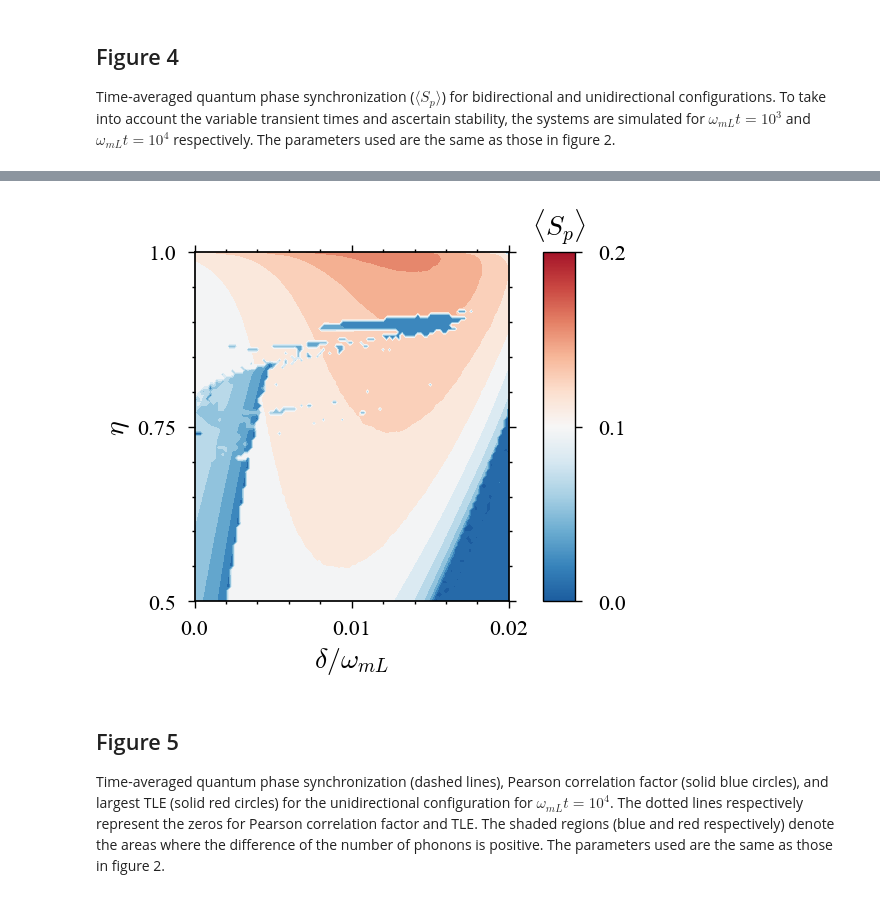
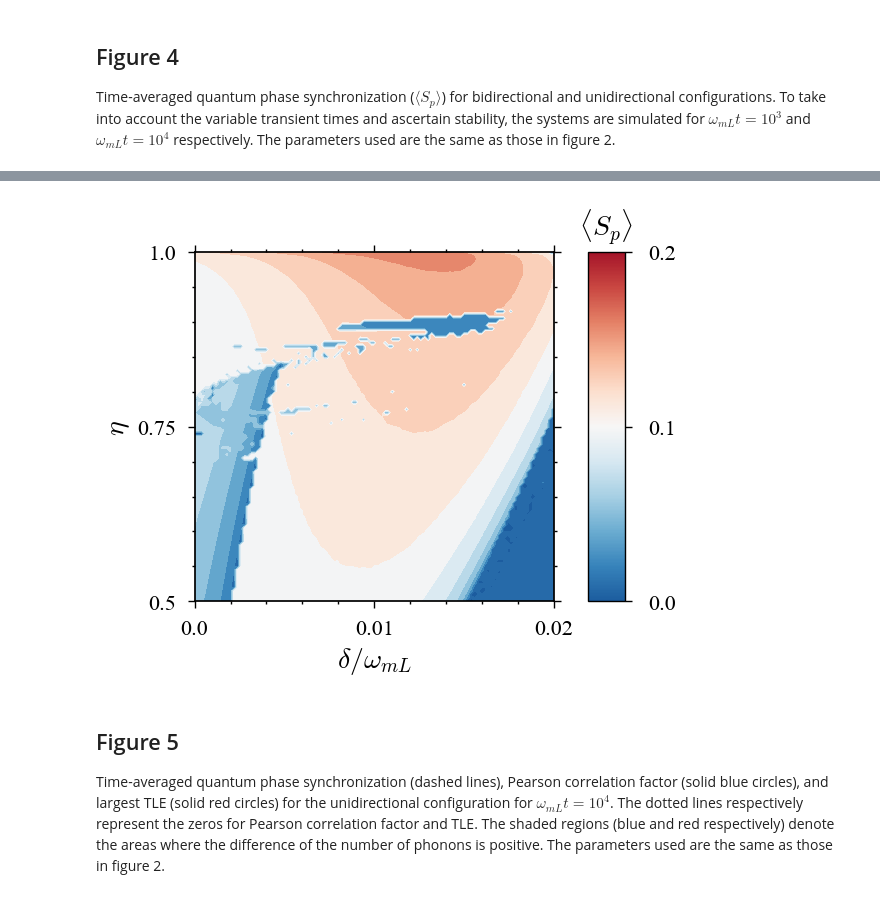
Before and after one commit to Sampreet/sync_bi_uni, a Jupyter notebook: notebooks/v3.0_qom-v1.0.1/plots.ipynb, the cells around one changed output, grey strips where cells are left out. Saved outputs shown, nothing was run; the diff lists cells and outputs as text; code cells hidden in the pictures.

```diff
--- a/notebooks/v3.0_qom-v1.0.0/plots.ipynb
+++ b/notebooks/v3.0_qom-v1.0.1/plots.ipynb
@@ -142,9 +142,7 @@ params = {
         'ode_method': 'vode',
         't_min': 0.0,
         't_max': 1000.0,
-        't_dim': 10001,
-        't_range_min': 0,
-        't_range_max': 10000,
+        't_dim': 10001
     },
     'system': {
         'A_l': 52.0,
@@ -240,7 +238,7 @@ The parameters used are the same as those in figure 2.
 params = {
     'looper': {
         'show_progress': True,
-        'file_path_prefix':'../../data/v3.0_qom-v1.0.0/4a',
+        'file_path_prefix':'../../data/v3.0_qom-v1.0.1/4a',
         'X': {
             'var': 'delta',
             'min': -0.02,
@@ -291,7 +289,7 @@ params = {
         'show_cbar': True,
         'cbar_title': '$\\langle S_{p} \\rangle$',
         'cbar_ticks': [0.0, 0.1, 0.2],
-        'cbar_ticks_minor': [i * 0.025 for i in range(9)]
+        'width': 5.5
     }
 }
 
@@ -325,7 +323,7 @@ MainThread               INFO    2023-07-13 13:43:07.693: (qom.loopers.XYLooper)
 params = {
     'looper': {
         'show_progress': True,
-        'file_path_prefix':'../../data/v3.0_qom-v1.0.0/4b',
+        'file_path_prefix':'../../data/v3.0_qom-v1.0.1/4b',
         'X': {
             'var': 'delta',
             'min': 0.00,
@@ -375,7 +373,7 @@ params = {
         'show_cbar': True,
         'cbar_title': '$\\langle S_{p} \\rangle$',
         'cbar_ticks': [0.0, 0.1, 0.2],
-        'cbar_ticks_minor': [i * 0.025 for i in range(9)]
+        'width': 5.5
     }
 }
 
@@ -406,4 +404,4 @@ MainThread               INFO    2023-07-13 13:43:08.013: (qom.loopers.XYLooper)
-[figure, old version]
+[figure, new version]
 # %% [markdown]
 ## Figure 5
 
```
Also changed, not shown: parts of 7 cells of this notebook, 13 other files.
